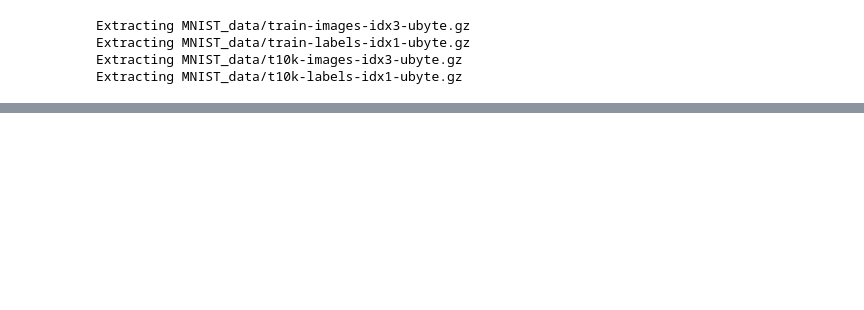
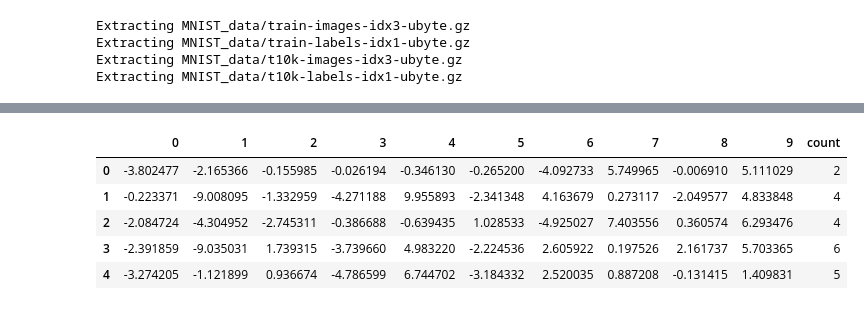
Before and after one commit to kevin11h/MNIST_pairwise_experiment, a Jupyter notebook: MNIST_confusion_range.ipynb, the cells around one changed output, grey strips where cells are left out. Drawn from its saved outputs; the diff is of its cells as text; code cells hidden in the pictures; blank space fills up the shorter version.

Commit message:
continued work on confusion ranges

```diff
--- a/MNIST_confusion_range.ipynb
+++ b/MNIST_confusion_range.ipynb
@@ -51,10 +60,11 @@ with tf.Session() as sess:
         batch_x , batch_y = mnist.train.next_batch(100)
         sess.run(train,feed_dict={x:batch_x,y_true:batch_y})
 
-    saver = tf.train.Saver()
-    saver.save(sess, 'weights/confusion.ckpt')
+    # collecting results | yes, we are showing train results to our network again, not test ones.
+    # This is because we want to see which ones are "wrong"
+    pred = sess.run(y,feed_dict={x:mnist.train.images,y_true:mnist.train.labels})
 
+    # a quick check to see how our simple net is doing when shown test data
     matches = tf.equal(tf.argmax(y,1),tf.argmax(y_true,1))
     acc = tf.reduce_mean(tf.cast(matches,tf.float32))
-
-    print(sess.run(acc,feed_dict={x:mnist.test.images,y_true:mnist.test.labels}))
+    print(sess.run(acc,feed_dict={x:mnist.test.images,y_true:mnist.test.labels})); # uncomment ; to see results during training
@@ -61,10 +72,0 @@ with tf.Session() as sess:
-# %%
-with tf.Session() as sess:
-
-    # restore saved model
-    saver = tf.train.Saver()
-    saver.restore(sess, 'weights/confusion.ckpt')
-
-    batch_x , batch_y = mnist.train.images, mnist.train.labels
-    pred = sess.run(y,feed_dict={x:batch_x,y_true:batch_y})
-#     print(pred)
@@ -72,0 +73,5 @@ INFO:tensorflow:Restoring parameters from weights/confusion.ckpt
+# %%
+# OK. here is how the table of all our prediction looks like:
+
+pred = pd.DataFrame(pred)
+pred.head()
@@ -72,0 +87,3 @@ INFO:tensorflow:Restoring parameters from weights/confusion.ckpt
+# %%
+pos = pred.apply(lambda x: [1 if y>0 else 0 for y in x], axis = 1)
+pos.head()
@@ -72,0 +97,12 @@ INFO:tensorflow:Restoring parameters from weights/confusion.ckpt
+# %%
+# now let's count them and put it back to our dataframe
+
+pred['count'] = pos.T.sum()
+pred.head()
+# %% [output]
+|  | 0 | 1 | 2 | 3 | 4 | 5 | 6 | 7 | 8 | 9 | count |
+| 0 | -3.802477 | -2.165366 | -0.155985 | -0.026194 | -0.346130 | -0.265200 | -4.092733 | 5.749965 | -0.006910 | 5.111029 | 2 |
+| 1 | -0.223371 | -9.008095 | -1.332959 | -4.271188 | 9.955893 | -2.341348 | 4.163679 | 0.273117 | -2.049577 | 4.833848 | 4 |
+| 2 | -2.084724 | -4.304952 | -2.745311 | -0.386688 | -0.639435 | 1.028533 | -4.925027 | 7.403556 | 0.360574 | 6.293476 | 4 |
+| 3 | -2.391859 | -9.035031 | 1.739315 | -3.739660 | 4.983220 | -2.224536 | 2.605922 | 0.197526 | 2.161737 | 5.703365 | 6 |
+| 4 | -3.274205 | -1.121899 | 0.936674 | -4.786599 | 6.744702 | -3.184332 | 2.520035 | 0.887208 | -0.131415 | 1.409831 | 5 |
```
Also changed, not shown: parts of 30 cells of this notebook, 1 other file.
